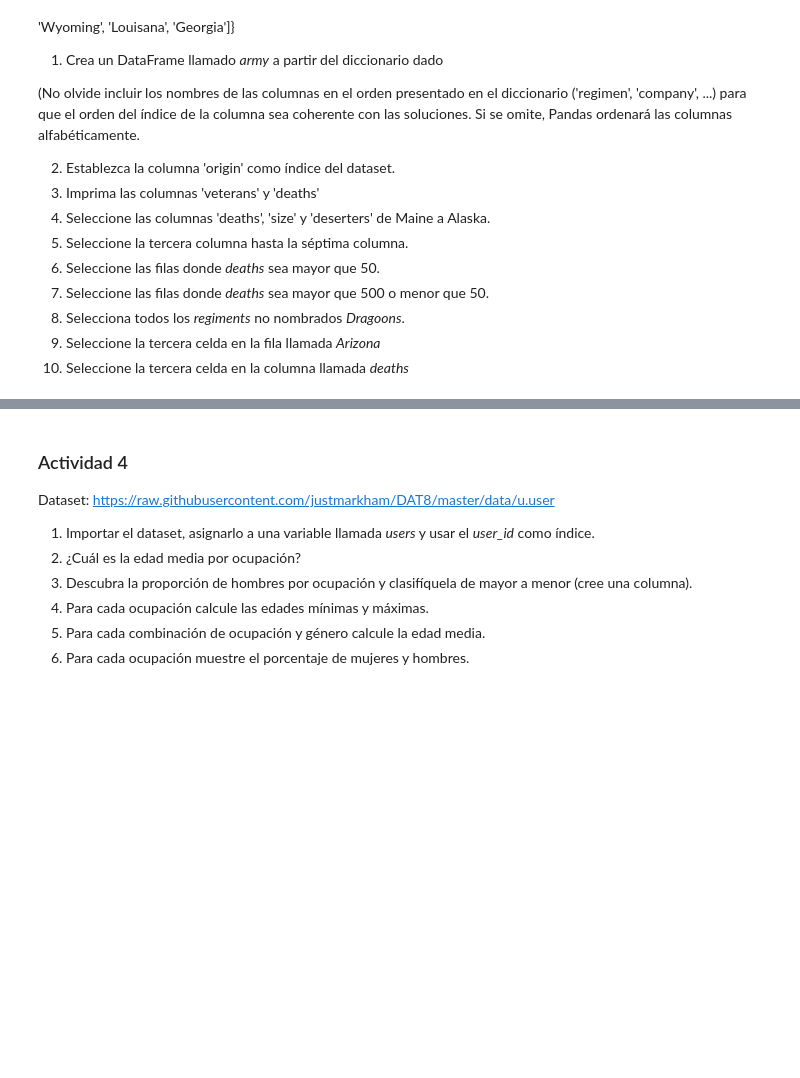
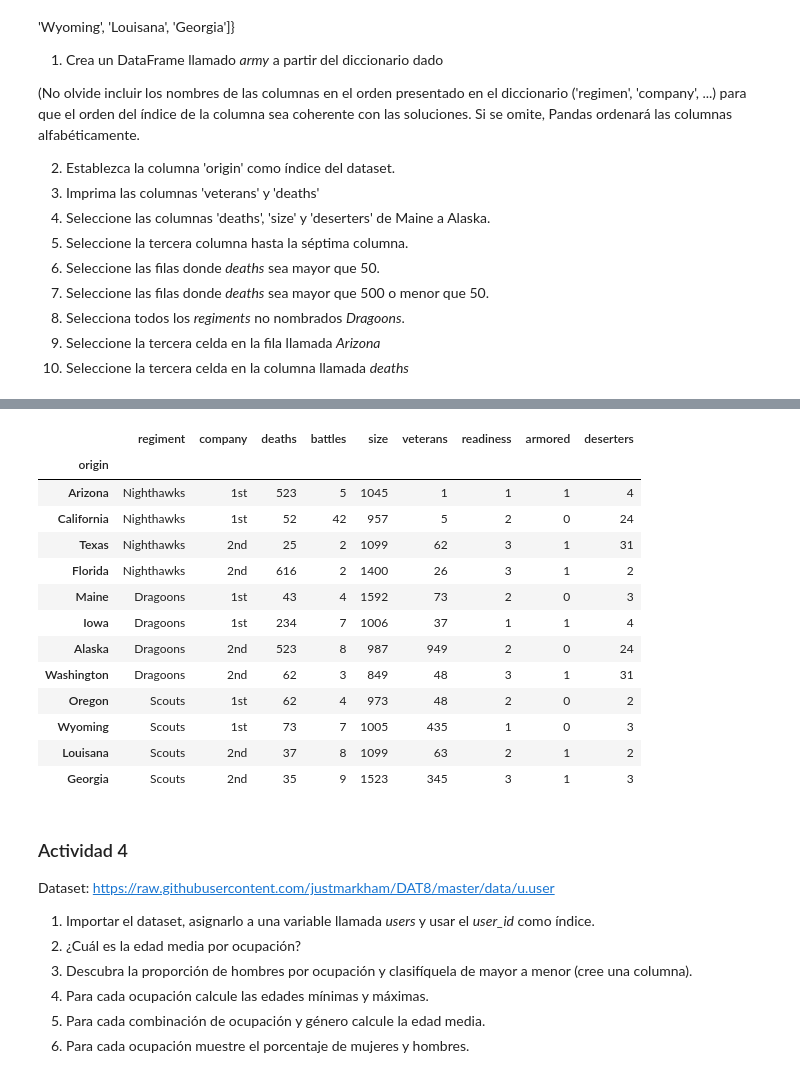
Before and after one commit to darioblandon/Curso1, a Jupyter notebook: S3/Taller_3.ipynb, the cells around one changed output, grey strips where cells are left out. Drawn from its saved outputs; the diff is of its cells as text; code cells hidden in the pictures; blank space fills up the shorter version.

```diff
--- a/S3/Taller_3.ipynb
+++ b/S3/Taller_3.ipynb
@@ -445,3 +510,20 @@ raw_data = {'regiment': ['Nighthawks', 'Nighthawks', 'Nighthawks', 'Nighthawks',
 8. Selecciona todos los *regiments* no nombrados *Dragoons*.
 9. Seleccione la tercera celda en la fila llamada *Arizona*
 10. Seleccione la tercera celda en la columna llamada *deaths*
+# %%
+raw_data = {'regiment': ['Nighthawks', 'Nighthawks', 'Nighthawks', 'Nighthawks', 'Dragoons', 'Dragoons', 'Dragoons', 'Dragoons', 'Scouts', 'Scouts', 'Scouts', 'Scouts'],
+            'company': ['1st', '1st', '2nd', '2nd', '1st', '1st', '2nd', '2nd','1st', '1st', '2nd', '2nd'],
+            'deaths': [523, 52, 25, 616, 43, 234, 523, 62, 62, 73, 37, 35],
+            'battles': [5, 42, 2, 2, 4, 7, 8, 3, 4, 7, 8, 9],
+            'size': [1045, 957, 1099, 1400, 1592, 1006, 987, 849, 973, 1005, 1099, 1523],
+            'veterans': [1, 5, 62, 26, 73, 37, 949, 48, 48, 435, 63, 345],
+            'readiness': [1, 2, 3, 3, 2, 1, 2, 3, 2, 1, 2, 3],
+            'armored': [1, 0, 1, 1, 0, 1, 0, 1, 0, 0, 1, 1],
+            'deserters': [4, 24, 31, 2, 3, 4, 24, 31, 2, 3, 2, 3],
+            'origin': ['Arizona', 'California', 'Texas', 'Florida', 'Maine', 'Iowa', 'Alaska', 'Washington', 'Oregon', 'Wyoming', 'Louisana', 'Georgia']}
+
+army=pd.DataFrame(raw_data, columns=['regiment','company','deaths','battles','size','veterans','readiness','armored','deserters','origin'])
+
+army=army.set_index("origin")
+
+army[['deaths',"size","deserters"]].loc["Maine":"Alaska"]
@@ -448,3 +536,20 @@ raw_data = {'regiment': ['Nighthawks', 'Nighthawks', 'Nighthawks', 'Nighthawks',
+# %%
+army
+# %% [output]
+|  | regiment | company | deaths | battles | size | veterans | readiness | armored | deserters |
+| origin |  |  |  |  |  |  |  |  |  |
+| Arizona | Nighthawks | 1st | 523 | 5 | 1045 | 1 | 1 | 1 | 4 |
+| California | Nighthawks | 1st | 52 | 42 | 957 | 5 | 2 | 0 | 24 |
+| Texas | Nighthawks | 2nd | 25 | 2 | 1099 | 62 | 3 | 1 | 31 |
+| Florida | Nighthawks | 2nd | 616 | 2 | 1400 | 26 | 3 | 1 | 2 |
+| Maine | Dragoons | 1st | 43 | 4 | 1592 | 73 | 2 | 0 | 3 |
+| Iowa | Dragoons | 1st | 234 | 7 | 1006 | 37 | 1 | 1 | 4 |
+| Alaska | Dragoons | 2nd | 523 | 8 | 987 | 949 | 2 | 0 | 24 |
+| Washington | Dragoons | 2nd | 62 | 3 | 849 | 48 | 3 | 1 | 31 |
+| Oregon | Scouts | 1st | 62 | 4 | 973 | 48 | 2 | 0 | 2 |
+| Wyoming | Scouts | 1st | 73 | 7 | 1005 | 435 | 1 | 0 | 3 |
+| Louisana | Scouts | 2nd | 37 | 8 | 1099 | 63 | 2 | 1 | 2 |
+| Georgia | Scouts | 2nd | 35 | 9 | 1523 | 345 | 3 | 1 | 3 |
 # %% [markdown]
 ### Actividad 4
 
```
Also changed, not shown: parts of 4 cells of this notebook.
